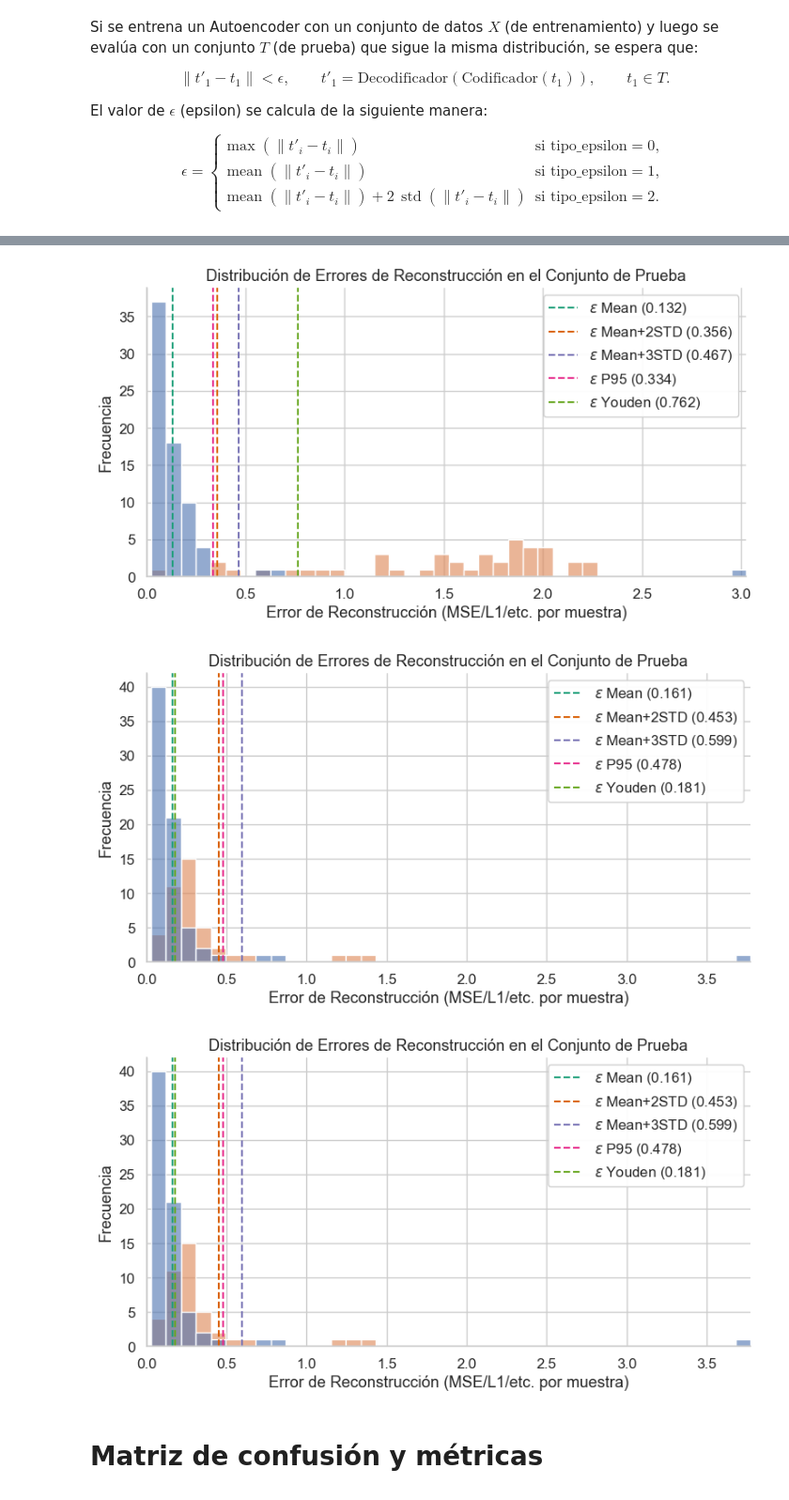
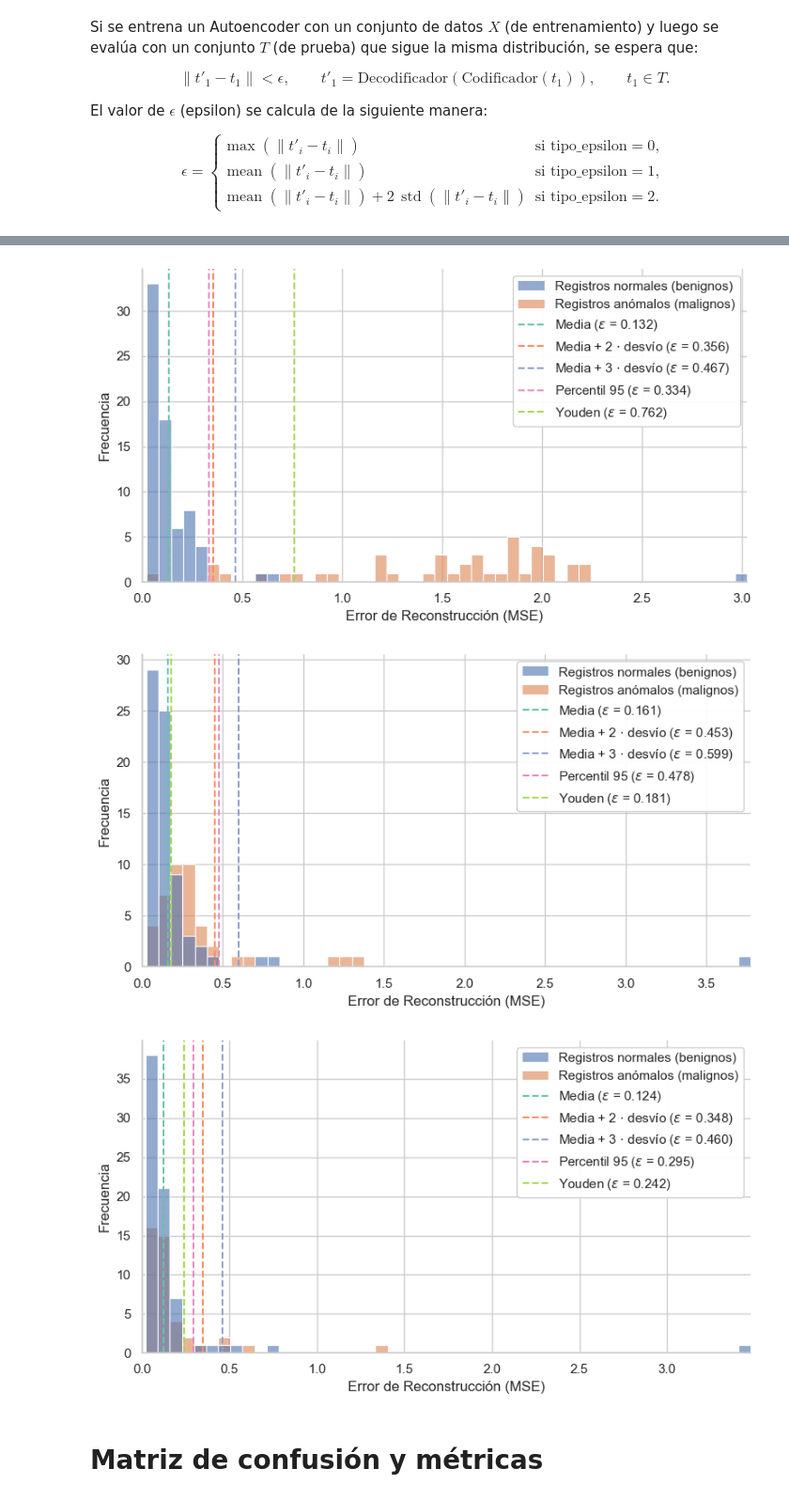
Before and after one commit to matias-cisnero/anomaly-detection-with-autoencoder, a Jupyter notebook: notebooks/test.ipynb, the cells around one changed output, grey strips where cells are left out. Shown at 94% size. Cells and saved outputs as stored; diff of their text form; code cells hidden in the pictures.

```diff
--- a/notebooks/test.ipynb
+++ b/notebooks/test.ipynb
@@ -44,15 +44,17 @@ Dispositivo usado: cuda (NVIDIA GeForce GTX 970)
 3       train        0.10       193         21    214
 4       train        0.25       161         53    214
 # %%
-AE_A_PATH = "../models/Autoencoder_2025-12-10T23.44_lr=0.001_set=A.pth"
-AE_B_PATH = "../models/Autoencoder_2025-12-10T23.45_lr=0.001_set=B.pth"
-AE_C_PATH = "../models/Autoencoder_2025-12-10T23.45_lr=0.001_set=C.pth"
+AE_A_PATH = "../models/Autoencoder_2025-12-11T00.13_lr=0.001_set=A.pth"
+AE_B_PATH = "../models/Autoencoder_2025-12-11T00.14_lr=0.001_set=B.pth"
+AE_C_PATH = "../models/Autoencoder_2025-12-11T00.14_lr=0.001_set=C.pth"
+
 SAE_A_PATH = "../models/SAE_2025-12-10T23.33_lr=0.001_set=A.pth"
 SAE_B_PATH = "../models/SAE_2025-12-10T23.33_lr=0.001_set=B.pth"
 SAE_C_PATH = "../models/SAE_2025-12-10T23.33_lr=0.001_set=C.pth"
-CAE_A_PATH = "../models/CAE_2025-12-10T23.50_lr=0.001_set=A.pth"
-CAE_B_PATH = "../models/CAE_2025-12-10T23.50_lr=0.001_set=B.pth"
-CAE_C_PATH = "../models/CAE_2025-12-10T23.50_lr=0.001_set=C.pth"
+
+CAE_A_PATH = "../models/CAE_2025-12-11T12.30_lr=0.001_set=A.pth"
+CAE_B_PATH = "../models/CAE_2025-12-11T12.32_lr=0.001_set=B.pth"
+CAE_C_PATH = "../models/CAE_2025-12-11T12.32_lr=0.001_set=C.pth"
 # %%
 # Modelos Autoencoder
 #"""
@@ -110,33 +112,47 @@ $$
 \end{cases}
 $$
 # %%
-def graficar_histograma_errores_reconstruccion(dif_norm, dif_anom, epsilons: None, kde=True, bins=40, max_limit=None):
+import matplotlib.patches as mpatches
+
+
+def graficar_histograma_errores_reconstruccion(dif_norm, dif_anom, epsilons=None, bins=40, max_limit=None):
     sns.set_theme(style="whitegrid")
-
-    data_norm = pd.DataFrame({"error": dif_norm, "clase": "Normal (0)"})
-    data_anom = pd.DataFrame({"error": dif_anom, "clase": "Anomalía (1)"})
+    data_norm = pd.DataFrame({"error": dif_norm, "clase": "Registros normales (benignos)"})
+    data_anom  = pd.DataFrame({"error": dif_anom,  "clase": "Registros anómalos (malignos)"})
     data = pd.concat([data_norm, data_anom], ignore_index=True)
 
-    sns.set_theme(style="whitegrid", context="notebook", font_scale=1.1)
     plt.figure(figsize=(8, 4.5))
+    ax = plt.gca()
 
-    sns.histplot(data=data, x="error", hue="clase", bins=bins, stat="count", common_norm=False, alpha=0.6)
+    clases = list(data['clase'].unique())
+    palette = sns.color_palette(n_colors=len(clases))
+
+    sns.histplot(data=data, x="error", hue="clase", bins=bins, stat="count", common_norm=False, alpha=0.6, multiple="layer", palette=palette, ax=ax)
 
     if max_limit is not None:
-        plt.xlim(0, max_limit)
+        ax.set_xlim(0, max_limit)
 
+    patches = []
+    for i, clase in enumerate(clases):
+        patch = mpatches.Patch(facecolor=palette[i], edgecolor='none', alpha=0.6, label=clase)
+        patches.append(patch)
+
+    line_handles = []
     if epsilons is not None:
-        colores_umbrales = plt.cm.Dark2.colors
-
+        colores_umbrales = plt.cm.Set2.colors
         for i, (epsilon, nombre) in enumerate(epsilons):
             color = colores_umbrales[i % len(colores_umbrales)]
-            plt.axvline(epsilon, color=color, linestyle='--', linewidth=1.5, label=f"$\\epsilon$ {nombre} ({epsilon:.3f})")
+            line = ax.axvline(epsilon, color=color, linestyle='--', linewidth=1.5, label=f"{nombre} ($\\epsilon$ = {epsilon:.3f})")
+            line_handles.append(line)
 
-    plt.title("Distribución de Errores de Reconstrucción en el Conjunto de Prueba")
-    plt.xlabel("Error de Reconstrucción (MSE/L1/etc. por muestra)")
-    plt.ylabel("Frecuencia")
+    all_handles = patches + line_handles
+    all_labels = [h.get_label() for h in all_handles]
 
-    plt.legend(frameon=True, fancybox=True, framealpha=0.95, loc='upper right')
+    ax.legend(handles=all_handles, labels=all_labels, frameon=True, fancybox=True,
+              framealpha=0.95, loc='upper right')
+
+    ax.set_xlabel("Error de Reconstrucción (MSE)")
+    ax.set_ylabel("Frecuencia")
     sns.despine()
     plt.tight_layout()
     plt.show()
@@ -167,11 +183,18 @@ for modelo in modelos:
     eps_p95 = calculate_percentil_n_threshold(val_errors, y_val, 95)
     eps_youden = calculate_youden_threshold(val_errors, y_val)
 
+    print("=== UMBRALES CALCULADOS ===")
+    print(f"{'Media:':20} {eps_mean:.3f}")
+    print(f"{'Media + 2 std:':20} {eps_mean_2std:.3f}")
+    print(f"{'Media + 3 std:':20} {eps_mean_3std:.3f}")
+    print(f"{'Percentil 95:':20} {eps_p95:.3f}")
+    print(f"{'Youden:':20} {eps_youden:.3f}")
+
     lista_eps = [
-        (eps_mean, "Mean"),
-        (eps_mean_2std, "Mean+2STD"),
-        (eps_mean_3std, "Mean+3STD"),
-        (eps_p95, "P95"),
+        (eps_mean, "Media"),
+        (eps_mean_2std, "Media + 2 $\cdot$ desvío"),
+        (eps_mean_3std, "Media + 3 $\cdot$ desvío"),
+        (eps_p95, "Percentil 95"),
         (eps_youden, "Youden")
     ]
     epsilons.append(lista_eps)
@@ -182,8 +205,7 @@ for nombre, (norm_errors, anom_errors), lista_eps in zip(nombres, errores, epsil
         dif_norm=norm_errors,
         dif_anom=anom_errors,
         epsilons=lista_eps, # Pasar la lista de umbrales
-        kde=False,
-        bins=40,
+        bins=50,
         max_limit=max_limit
     )
 # %% [output]
@@ -190,6 +230,6 @@ for nombre, (norm_errors, anom_errors), lista_eps in zip(nombres, errores, epsil
-[figure, old version]
+[figure, new version]
-[figure, old version]
+[figure, new version]
-[figure, old version]
+[figure, new version]
 # %% [markdown]
 # Matriz de confusión y métricas
 # %% [markdown]
```
Also changed, not shown: parts of 9 cells of this notebook, 6 other files.
